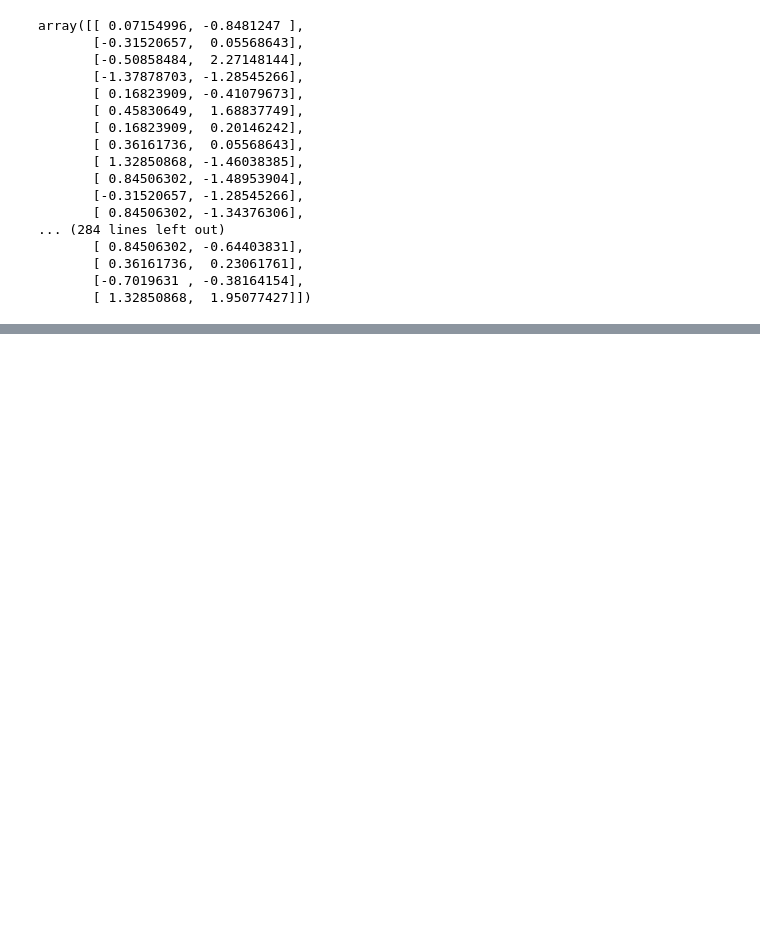
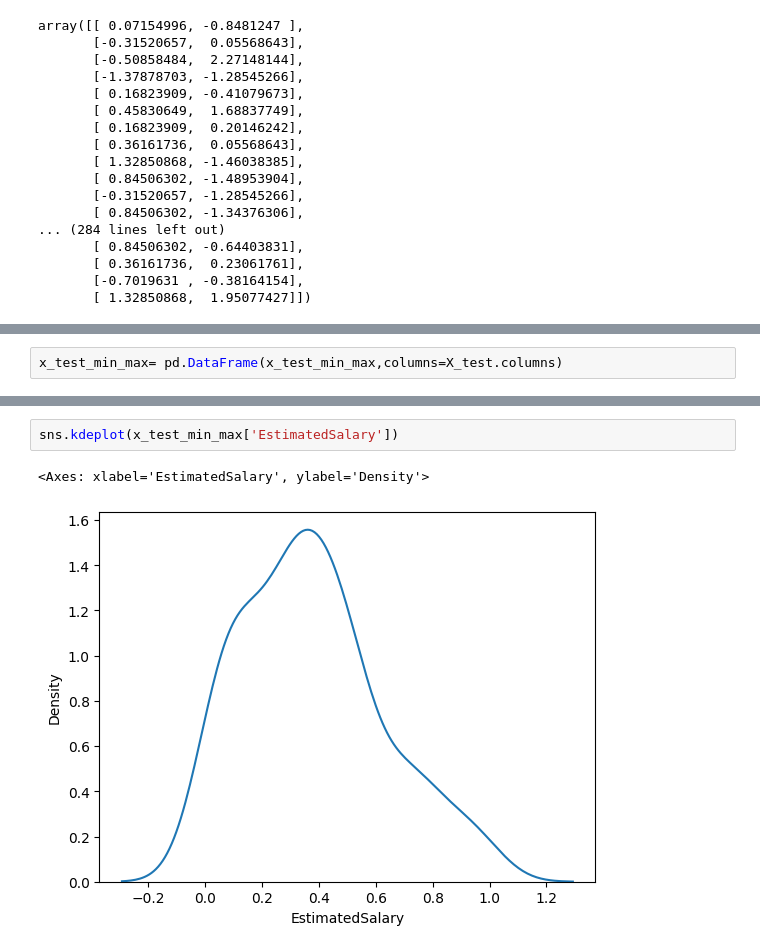
Before and after one commit to SonuDJ55/Feature_Engineering, a Jupyter notebook: FE1.ipynb, the cells around one changed output, grey strips where cells are left out. Cells and saved outputs as stored; diff of their text form; blank space fills up the shorter version.

```diff
--- a/FE1.ipynb
+++ b/FE1.ipynb
@@ -162,0 +175,2 @@ plt.show()
+# %%
+x_test_min_max= pd.DataFrame(x_test_min_max,columns=X_test.columns)
@@ -162,0 +182,5 @@ plt.show()
+# %%
+sns.kdeplot(x_test_min_max['EstimatedSalary'])
+# %% [output]
+<Axes: xlabel='EstimatedSalary', ylabel='Density'>
+[figure, added]
```
Also changed, not shown: parts of 9 cells of this notebook.
